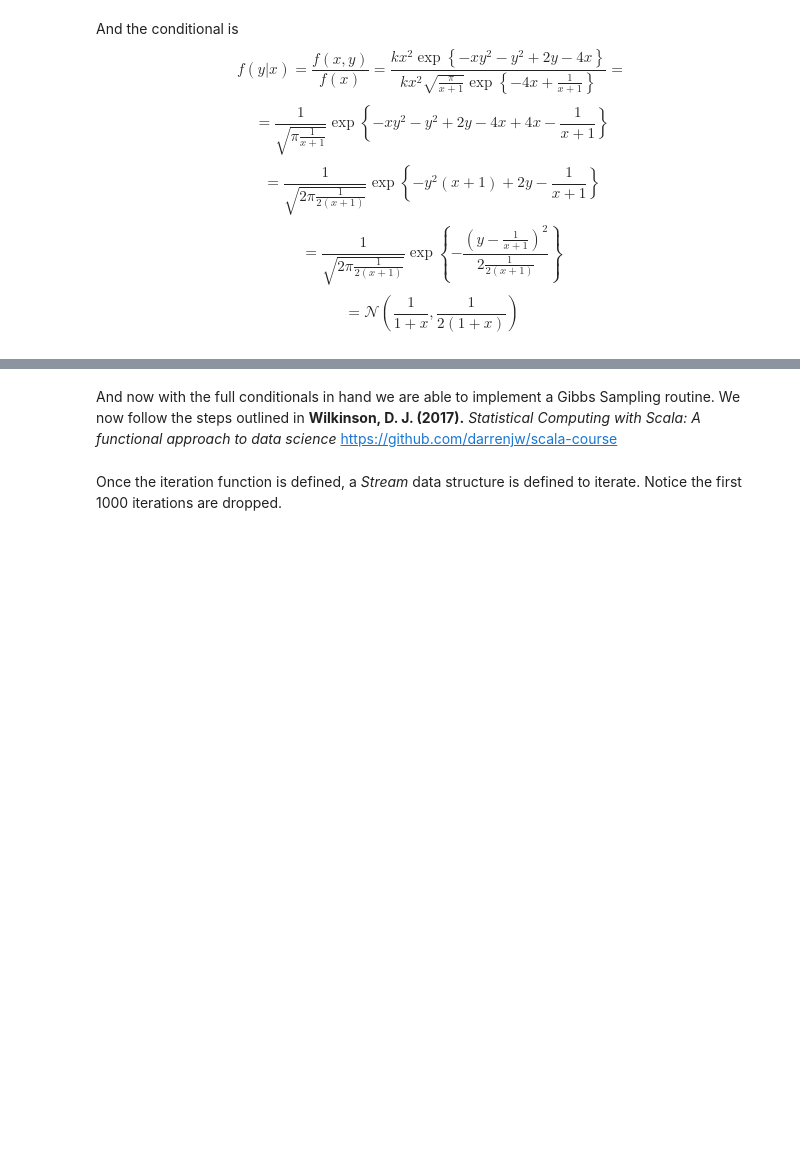
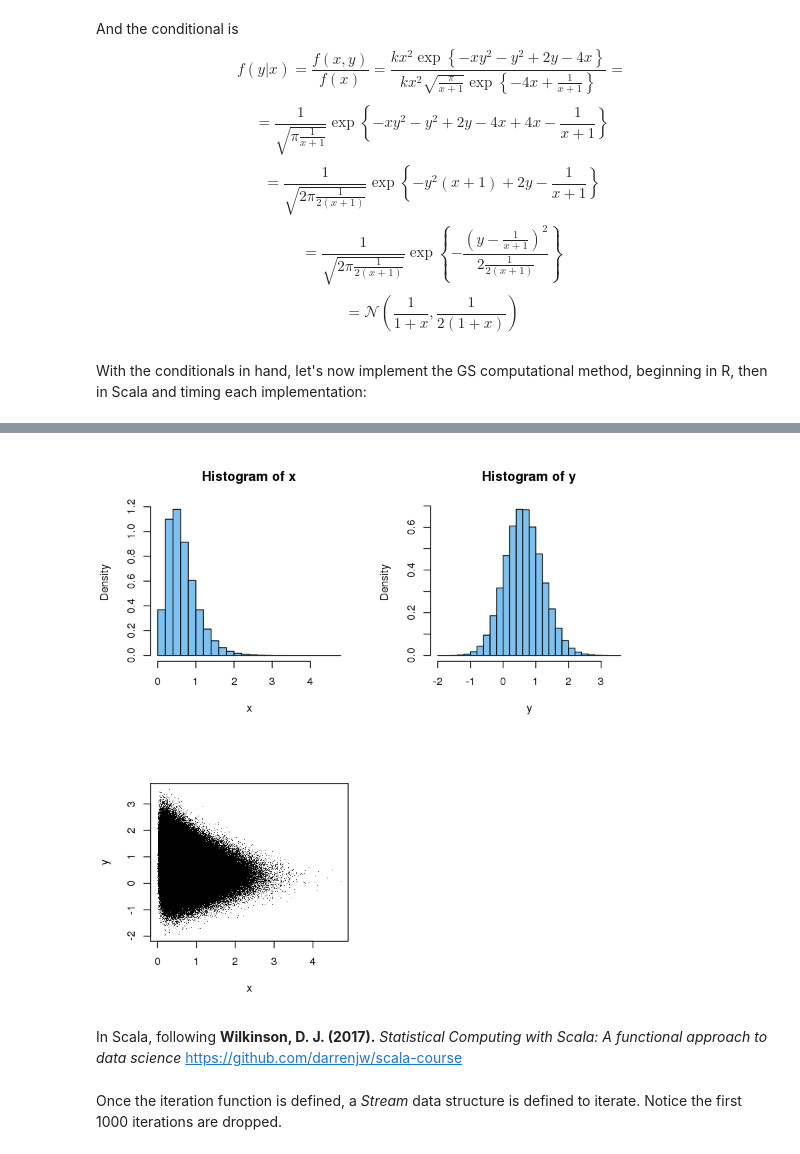
Before and after one commit to glarange/CSR-Parallel-GPU-DL-with-R_Keras, a Jupyter notebook: Multivariate Gibbs Sampler.ipynb, the cells around one changed output, grey strips where cells are left out. Drawn from its saved outputs; the diff is of its cells as text; code cells hidden in the pictures; blank space fills up the shorter version.

```diff
--- a/Multivariate Gibbs Sampler.ipynb
+++ b/Multivariate Gibbs Sampler.ipynb
@@ -47,3 +47,26 @@ $$=\frac{1}{\sqrt{\pi\frac{1}{x+1}}}\exp\left\{-xy^2-y^2+2y-4x+4x-\frac{1}{x+1}\
 $$=\frac{1}{\sqrt{2\pi\frac{1}{2(x+1)}}}\exp\left\{-y^2(x+1)+2y-\frac{1}{x+1}\right\}$$
 $$=\frac{1}{\sqrt{2\pi\frac{1}{2(x+1)}}}\exp\left\{-\frac{\left(y-\frac{1}{x+1}\right)^2}{2\frac{1}{2(x+1)}}\right\}$$
 $$=\mathcal{N}\left(\frac{1}{1+x},\frac{1}{2(1+x)}\right)$$
+# %% [markdown]
+With the conditionals in hand, let's now implement the GS computational method, beginning in R, then in Scala and timing each implementation:
+# %%
+Rgibbs <- function(N,B) {
+  mat <- matrix(0,nrow=N,ncol=2)
+  x <- y <- 0
+  for (i in 1:N) {
+
+    x <- rgamma(1,3,y*y + 4)
+    y <- rnorm(1,1/(x + 1),1/sqrt(2*(x + 1)))
+
+    mat[i,] <- c(x,y)
+     }
+  return(mat[-(1:B),])
+}
+
+system.time(rgs<-Rgibbs(1000000,500))
+x=rgs[,1];y=rgs[,2]; z=c(x,y)
+par(mfrow=c(2,2))
+hist(x, prob=T, br=20,col="skyblue2")
+hist(y, prob=T, br=20,col="skyblue2")
+plot(x,y,pch=".")
+# %% [output]
@@ -50,5 +75,6 @@ $$=\mathcal{N}\left(\frac{1}{1+x},\frac{1}{2(1+x)}\right)$$
+[figure, added]
 # %% [markdown]
-And now with the full conditionals in hand we are able to implement a Gibbs Sampling routine. We now follow the steps outlined in **Wilkinson, D. J. (2017).** *Statistical Computing with Scala: A functional approach to data science* https://github.com/darrenjw/scala-course
+In Scala, following **Wilkinson, D. J. (2017).** *Statistical Computing with Scala: A functional approach to data science* https://github.com/darrenjw/scala-course
 # %%
 /* Define State of GS as case class*/
 case class State(x: Double, y: Double)
```
Also changed, not shown: parts of 4 cells of this notebook.
